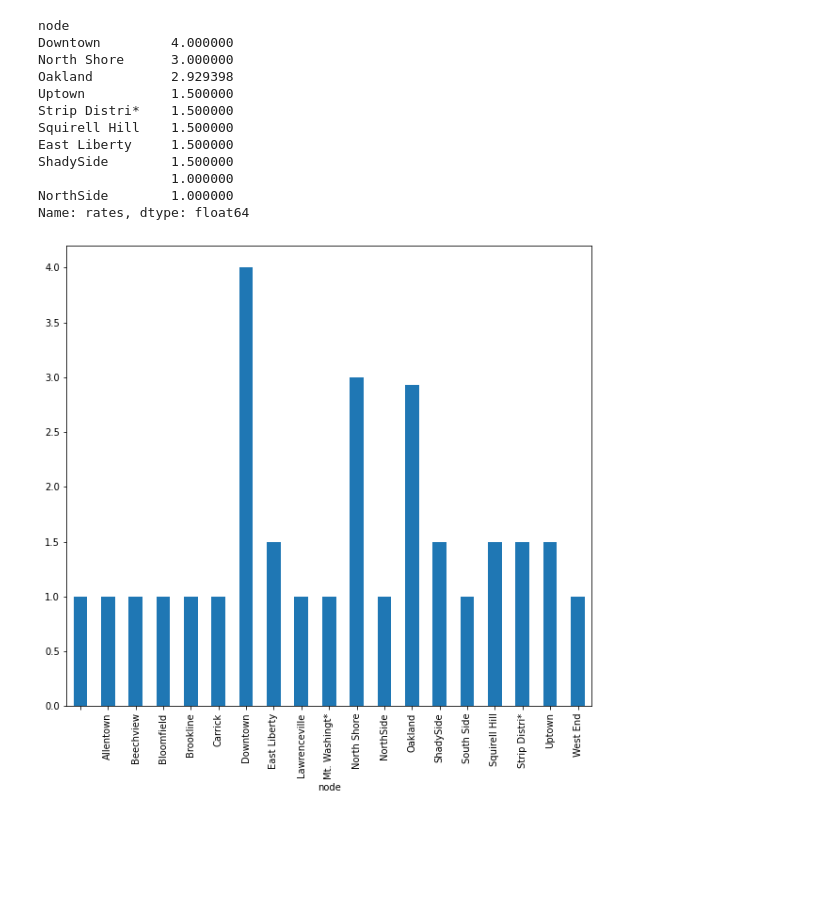
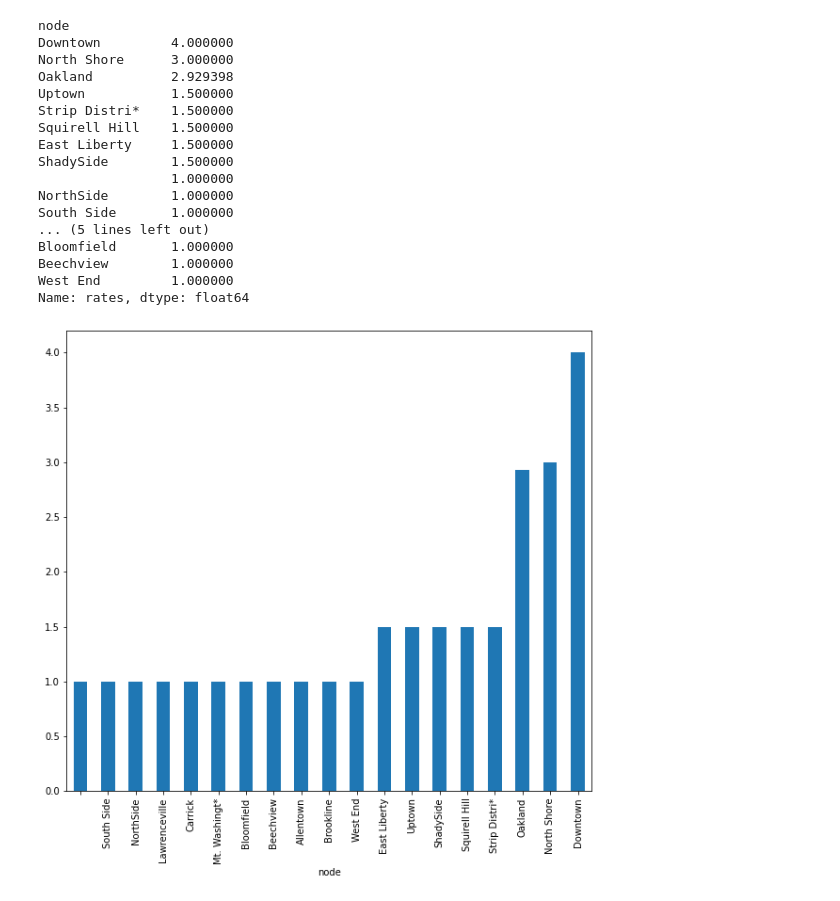
Before and after one commit to gordonw1271/CMPINF_FINAL, a Jupyter notebook: Parking.ipynb, the cells around one changed output. Cells and saved outputs as stored; diff of their text form; code cells hidden in the pictures; blank space fills up the shorter version.

```diff
--- a/Parking.ipynb
+++ b/Parking.ipynb
@@ -14,7 +14,7 @@ df["rates"] = pd.to_numeric(df["rates"])
 # get average of rates at each node
 best = df.groupby("node").mean()['rates']
 # sort from greatest to lowest to get a feel for data
-best.sort_values(ascending=False).head(10)
+best.sort_values(ascending=False).head(20)
 # %% [output]
 node
 Downtown         4.000000
@@ -27,10 +27,15 @@ East Liberty     1.500000
 ShadySide        1.500000
                  1.000000
 NorthSide        1.000000
+South Side       1.000000
+... (5 lines left out)
+Bloomfield       1.000000
+Beechview        1.000000
+West End         1.000000
 Name: rates, dtype: float64
 # %%
 # graph data
-best.plot(x="node", y="rates", kind="bar", figsize=(10, 9))
+best.sort_values(ascending=True).plot(x="node", y="rates", kind="bar", figsize=(10, 9))
 mp.show()
 # %% [output]
-[figure, old version]
+[figure, new version]
```
Also changed, not shown: parts of 1 cell of this notebook.
